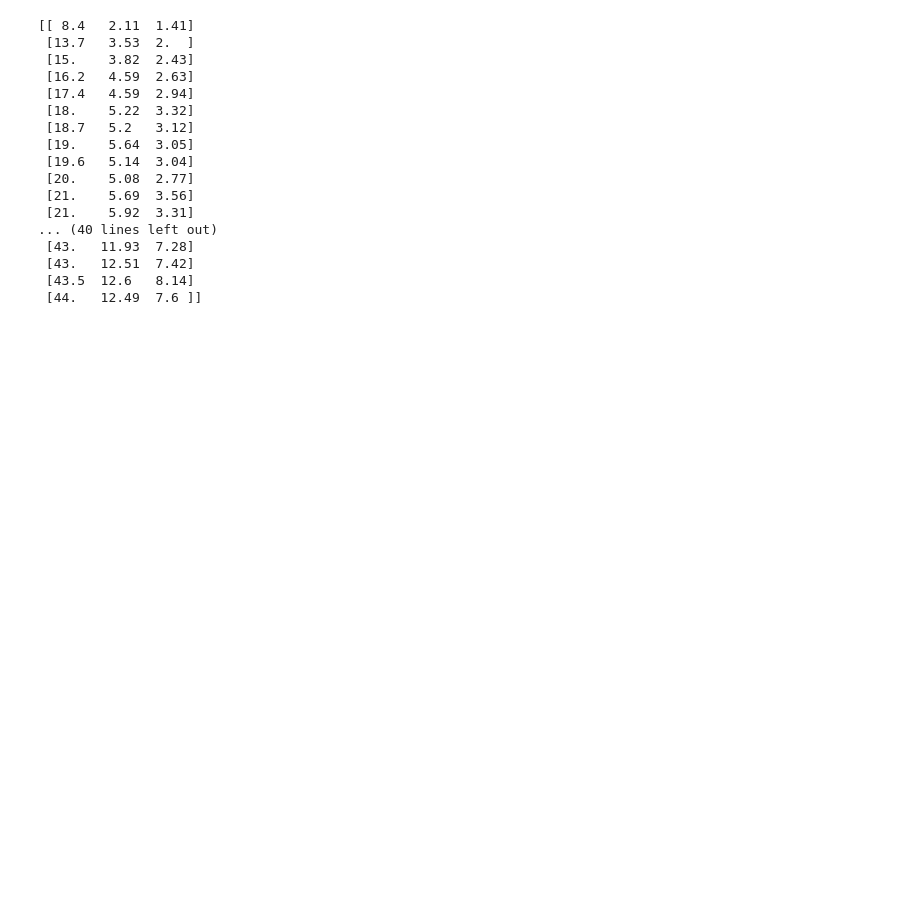
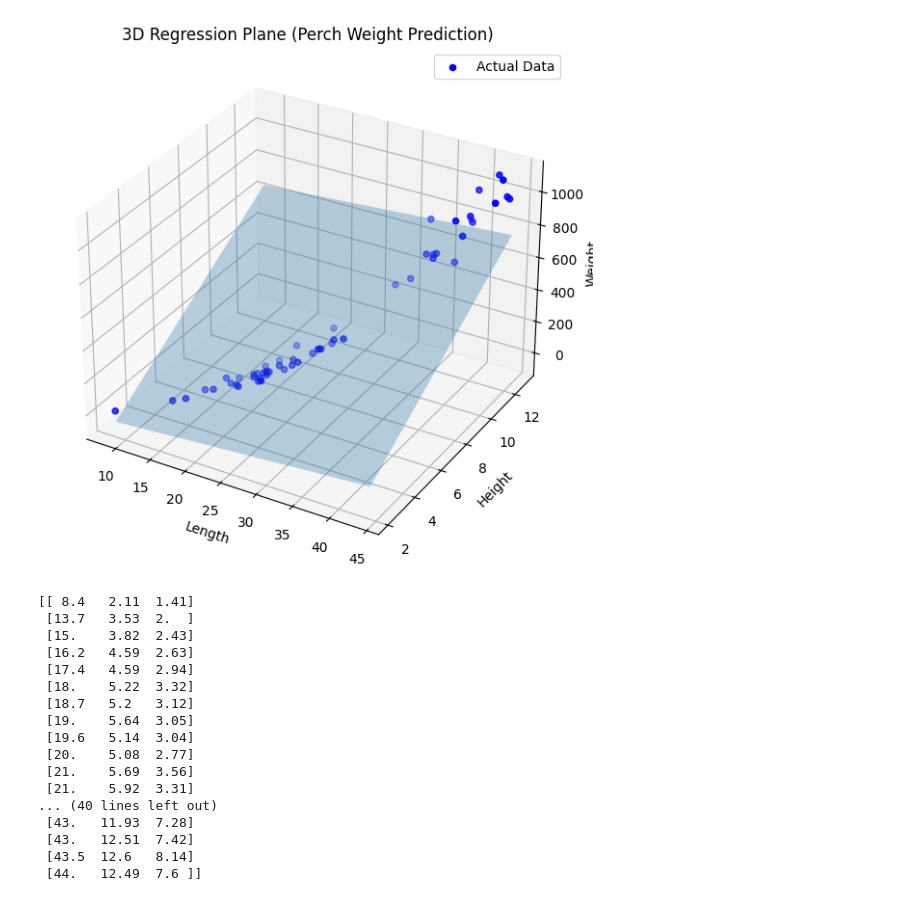
Before and after one commit to lonen8188/AI_26, a Jupyter notebook: 03_03_특성공학_규제.ipynb, the cells around one changed output. Saved outputs shown, nothing was run; the diff lists cells and outputs as text; code cells hidden in the pictures; blank space fills up the shorter version.

```diff
--- a/03_03_특성공학_규제.ipynb
+++ b/03_03_특성공학_규제.ipynb
@@ -9,6 +9,87 @@
 # %% [markdown]
 ![image.png](embedded-picture-1)
 ![image.png](embedded-picture-2)
+# %%
+import numpy as np
+import matplotlib.pyplot as plt
+from mpl_toolkits.mplot3d import Axes3D
+from sklearn.linear_model import LinearRegression
+
+# ----------------------------
+# 1. 입력 데이터
+# ----------------------------
+data = np.array([
+ [8.4,2.11,1.41],[13.7,3.53,2.0],[15.0,3.82,2.43],[16.2,4.59,2.63],
+ [17.4,4.59,2.94],[18.0,5.22,3.32],[18.7,5.2,3.12],[19.0,5.64,3.05],
+ [19.6,5.14,3.04],[20.0,5.08,2.77],[21.0,5.69,3.56],[21.0,5.92,3.31],
+ [21.0,5.69,3.67],[21.3,6.38,3.53],[22.0,6.11,3.41],[22.0,5.64,3.52],
+ [22.0,6.11,3.52],[22.0,5.88,3.52],[22.0,5.52,4.0],[22.5,5.86,3.62],
+ [22.5,6.79,3.62],[22.7,5.95,3.63],[23.0,5.22,3.63],[23.5,6.28,3.72],
+ [24.0,7.29,3.72],[24.0,6.38,3.82],[24.6,6.73,4.17],[25.0,6.44,3.68],
+ [25.6,6.56,4.24],[26.5,7.17,4.14],[27.3,8.32,5.14],[27.5,7.17,4.34],
+ [27.5,7.05,4.34],[27.5,7.28,4.57],[28.0,7.82,4.2],[28.7,7.59,4.64],
+ [30.0,7.62,4.77],[32.8,10.03,6.02],[34.5,10.26,6.39],[35.0,11.49,7.8],
+ [36.5,10.88,6.86],[36.0,10.61,6.74],[37.0,10.84,6.26],[37.0,10.57,6.37],
+ [39.0,11.14,7.49],[39.0,11.14,6.0],[39.0,12.43,7.35],[40.0,11.93,7.11],
+ [40.0,11.73,7.22],[40.0,12.38,7.46],[40.0,11.14,6.63],[42.0,12.8,6.87],
+ [43.0,11.93,7.28],[43.0,12.51,7.42],[43.5,12.6,8.14],[44.0,12.49,7.6]
+])
+
+perch_weight = np.array([
+ 5.9,32.0,40.0,51.5,70.0,100.0,78.0,80.0,85.0,85.0,
+ 110.0,115.0,125.0,130.0,120.0,120.0,130.0,135.0,110.0,
+ 130.0,150.0,145.0,150.0,170.0,225.0,145.0,188.0,180.0,
+ 197.0,218.0,300.0,260.0,265.0,250.0,250.0,300.0,320.0,
+ 514.0,556.0,840.0,685.0,700.0,700.0,690.0,900.0,650.0,
+ 820.0,850.0,900.0,1015.0,820.0,1100.0,1000.0,1100.0,
+ 1000.0,1000.0
+])
+
+length = data[:,0]
+height = data[:,1]
+width = data[:,2]
+
+# ----------------------------
+# 2. 모델 학습 (3개 특성 사용)
+# ----------------------------
+X = np.column_stack((length, height, width))
+model = LinearRegression()
+model.fit(X, perch_weight)
+
+# ----------------------------
+# 3. 회귀 평면 생성 (length, height 기준)
+# ----------------------------
+l_range = np.linspace(length.min(), length.max(), 30)
+h_range = np.linspace(height.min(), height.max(), 30)
+L, H = np.meshgrid(l_range, h_range)
+
+# width는 평균값으로 고정
+W = np.full(L.shape, width.mean())
+
+Z = model.predict(np.column_stack((L.ravel(), H.ravel(), W.ravel())))
+Z = Z.reshape(L.shape)
+
+# ----------------------------
+# 4. 시각화
+# ----------------------------
+fig = plt.figure(figsize=(10,7))
+ax = fig.add_subplot(111, projection='3d')
+
+# 실제 데이터
+ax.scatter(length, height, perch_weight, color='blue', label='Actual Data')
+
+# 회귀 평면
+ax.plot_surface(L, H, Z, alpha=0.3)
+
+ax.set_xlabel('Length')
+ax.set_ylabel('Height')
+ax.set_zlabel('Weight')
+ax.set_title('3D Regression Plane (Perch Weight Prediction)')
+
+plt.legend()
+plt.show()
+# %% [output]
+[figure, added]
 # %%
 # 다중회귀 : 여러개의 특성을 사용한 선형회귀
 
```
Also changed, not shown: parts of 1 cell of this notebook.
